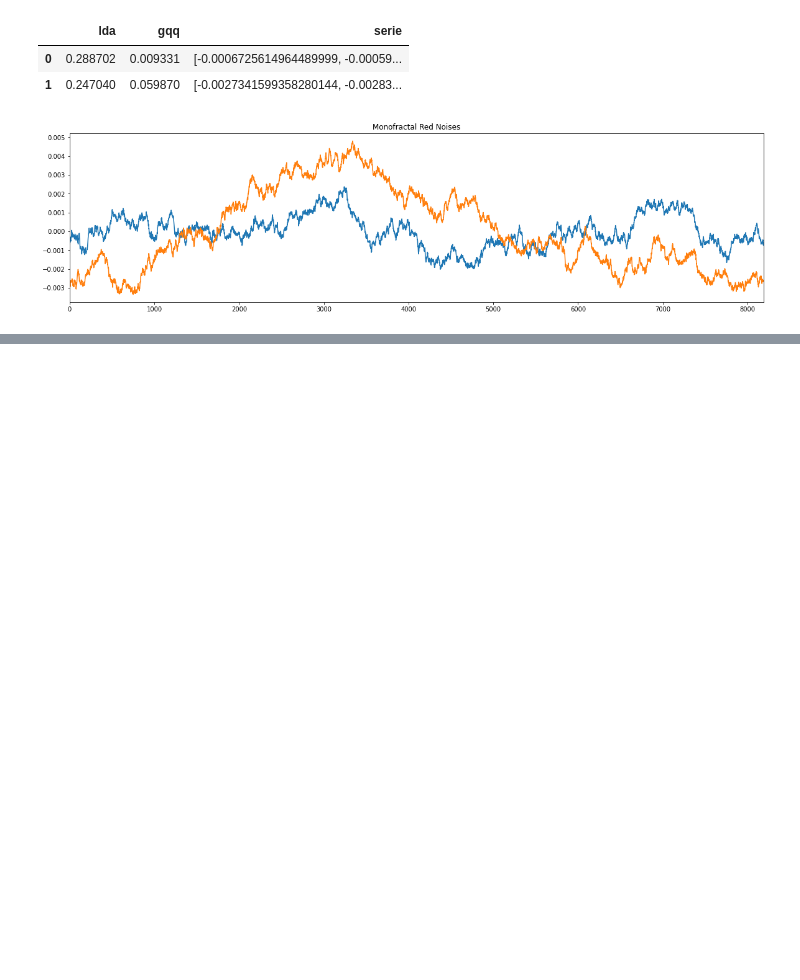
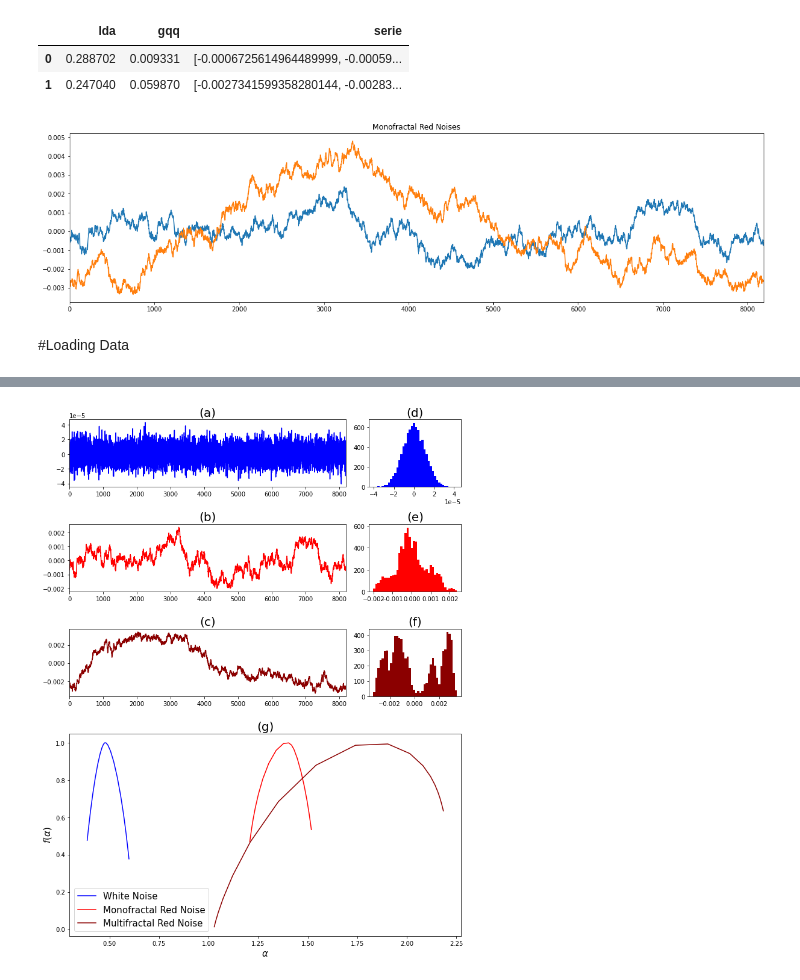
Before and after one commit to rsautter/Chi-Space, a Jupyter notebook: examples/extra-content/Multifractal_rednoise_finder.ipynb, the cells around one changed output, grey strips where cells are left out. Drawn from its saved outputs; the diff is of its cells as text; code cells hidden in the pictures; blank space fills up the shorter version.

```diff
--- a/examples/extra-content/Multifractal_rednoise_finder.ipynb
+++ b/examples/extra-content/Multifractal_rednoise_finder.ipynb
@@ -102,3 +104,82 @@ plt.show()
 [figure]
 # %%
 mono.to_pickle("monofractal_Reds.pkl")
+# %% [markdown]
+#Loading Data
+# %%
+mono = pd.read_pickle("monofractal_Reds.pkl")
+multi = pd.read_pickle("multifractal_Reds.pkl")
+# %%
+wn = zeta.cNoise(0,[2**13])
+# %%
+def getMedianSing(serie):
+  a, fa, lda = zeta.autoMFDFA(serie,nqs=20)
+  print(lda)
+  metrics = [zeta.singularitySpectrumMetrics(a[i],fa[i]) for i in range(len(a))]
+  metrics = pd.DataFrame(metrics)
+  metrics = metrics.sort_values(by=['delta_alpha'])
+  median = metrics.iloc[metrics.shape[0]//2]
+  a, fa = median["alpha"],median["falpha"]
+  return a ,fa
+# %%
+legendList = []
+fig = plt.figure(tight_layout=True,figsize=(10,13))
+gs = gridspec.GridSpec(4,2,width_ratios=[3,1],height_ratios=[1,1,1,3])
+
+plt.subplot(gs[0,0])
+plt.title("(a)",fontsize=20)
+p1, = plt.plot(wn,color='blue',label="White Noise")
+plt.xlim(0,len(wn))
+legendList.append(p1)
+
+plt.subplot(gs[0,1])
+plt.title("(d)",fontsize=20)
+plt.hist(wn,color='blue',bins=40)
+
+
+####################################################
+plt.subplot(gs[1,0])
+p1, = plt.plot(mono["serie"].iloc[0],color='red',label="Monofractal Red Noise")
+plt.xlim(0,len(mono["serie"].iloc[0]))
+plt.title("(b)",fontsize=20)
+legendList.append(p1)
+
+plt.subplot(gs[1,1])
+plt.title("(e)",fontsize=20)
+plt.hist(mono["serie"].iloc[0],color='red',bins=40)
+
+
+####################################################
+plt.subplot(gs[2,0])
+p1, = plt.plot(multi["serie"].iloc[0],color='darkred',label="Multifractal Red Noise")
+plt.xlim(0,len(multi["serie"].iloc[0]))
+legendList.append(p1)
+plt.title("(c)",fontsize=20)
+
+
+plt.subplot(gs[2,1])
+plt.hist(multi["serie"].iloc[0],color='darkred',bins=40)
+plt.title("(f)",fontsize=20)
+
+
+#####################################################
+####################################################
+
+plt.subplot(gs[3,:])
+plt.title("(g)",fontsize=20)
+a,fa = getMedianSing(wn)
+plt.plot(a,fa,color='blue')
+
+a,fa = getMedianSing(mono["serie"].iloc[0])
+plt.plot(a,fa,color='red')
+
+a,fa = getMedianSing(multi["serie"].iloc[0])
+plt.plot(a,fa,color='darkred')
+plt.xlabel(r"$\alpha$",fontsize = 15)
+plt.ylabel(r"$f(\alpha)$",fontsize = 15)
+
+plt.legend(handles=legendList,fontsize=15)
+plt.savefig('redExtremes.png', dpi=300)
+
+plt.show()
+# %% [output]
@@ -104,0 +189 @@ mono.to_pickle("monofractal_Reds.pkl")
+[figure, added]
```
Also changed, not shown: parts of 4 cells of this notebook, 5 other files.
